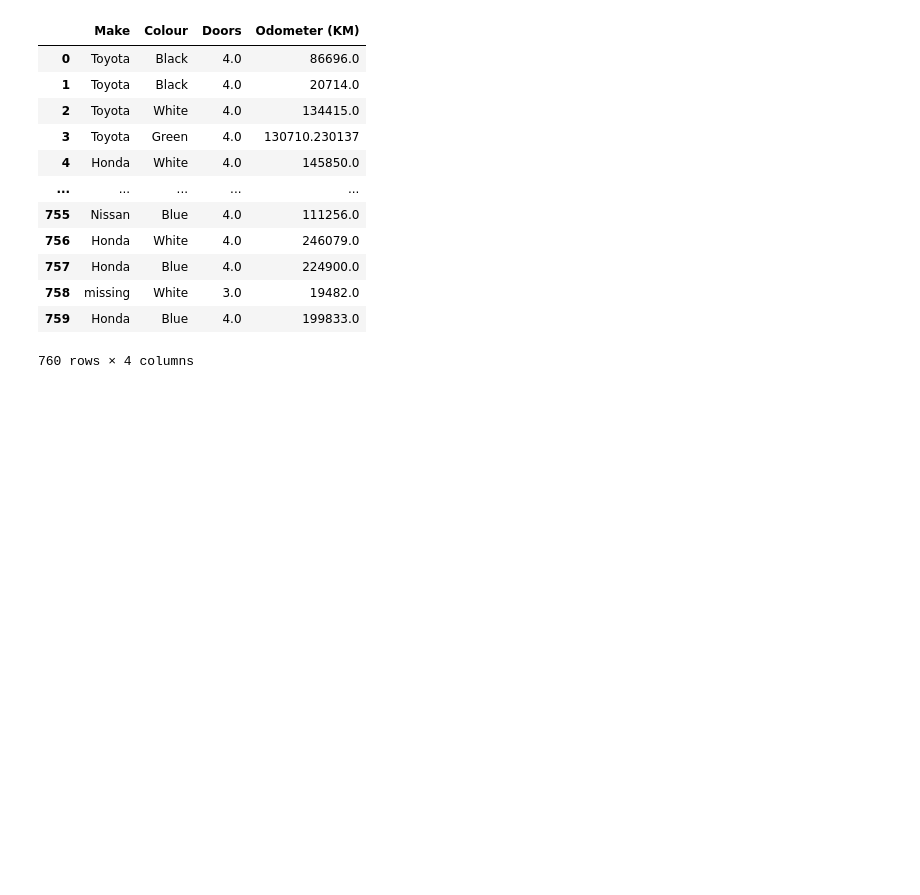
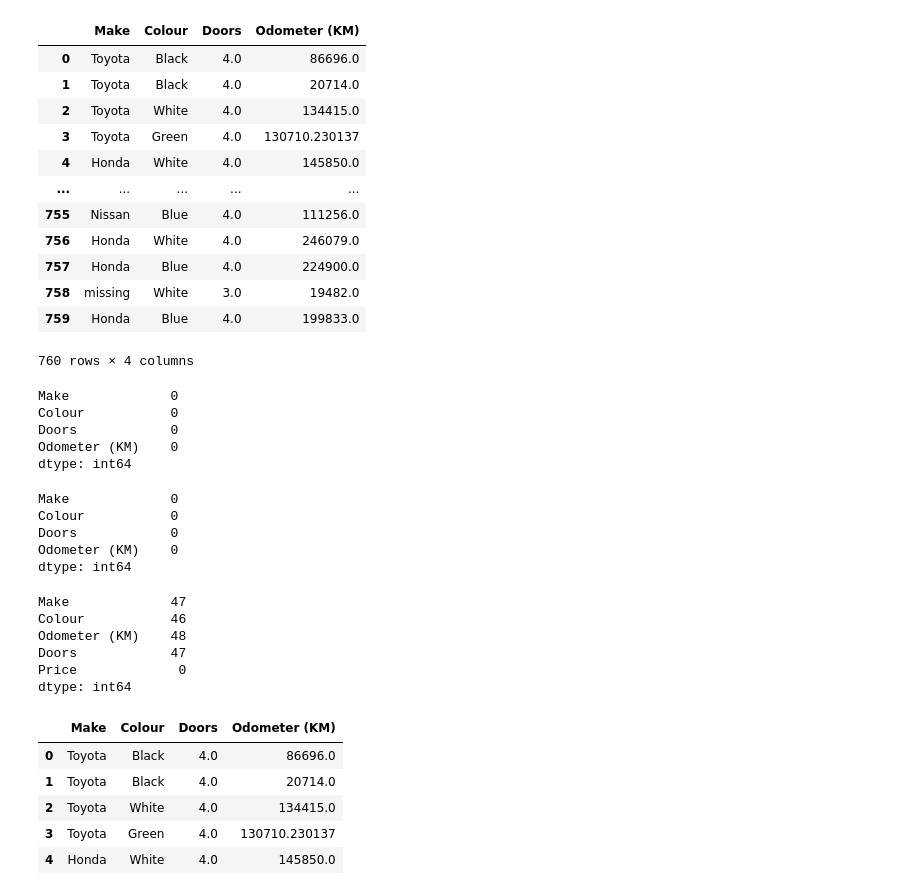
Before and after one commit to mebestaca/Path-to-Machine-Learning, a Jupyter notebook: Introduction to Scikit Learn/Introduction to Scikit Learn.ipynb, the cells around one changed output. Saved outputs shown, nothing was run; the diff lists cells and outputs as text; code cells hidden in the pictures; blank space fills up the shorter version.

```diff
--- a/Introduction to Scikit Learn/Introduction to Scikit Learn.ipynb
+++ b/Introduction to Scikit Learn/Introduction to Scikit Learn.ipynb
@@ -493,3 +493,39 @@ filled_X_train_df
 | 758 | missing | White | 3.0 | 19482.0 |
 | 759 | Honda | Blue | 4.0 | 199833.0 |
 760 rows × 4 columns
+# %%
+# checking for missing data
+filled_X_train_df.isna().sum()
+# %% [output]
+Make             0
+Colour           0
+Doors            0
+Odometer (KM)    0
+dtype: int64
+# %%
+filled_X_test_df.isna().sum()
+# %% [output]
+Make             0
+Colour           0
+Doors            0
+Odometer (KM)    0
+dtype: int64
+# %%
+# check original
+car_sales_missing_extended.isna().sum()
+# %% [output]
+Make             47
+Colour           46
+Odometer (KM)    48
+Doors            47
+Price             0
+dtype: int64
+# %%
+filled_X_train_df.head()
+# %% [output]
+|  | Make | Colour | Doors | Odometer (KM) |
+| 0 | Toyota | Black | 4.0 | 86696.0 |
+| 1 | Toyota | Black | 4.0 | 20714.0 |
+| 2 | Toyota | White | 4.0 | 134415.0 |
+| 3 | Toyota | Green | 4.0 | 130710.230137 |
+| 4 | Honda | White | 4.0 | 145850.0 |
```
Also changed, not shown: parts of 10 cells of this notebook.
